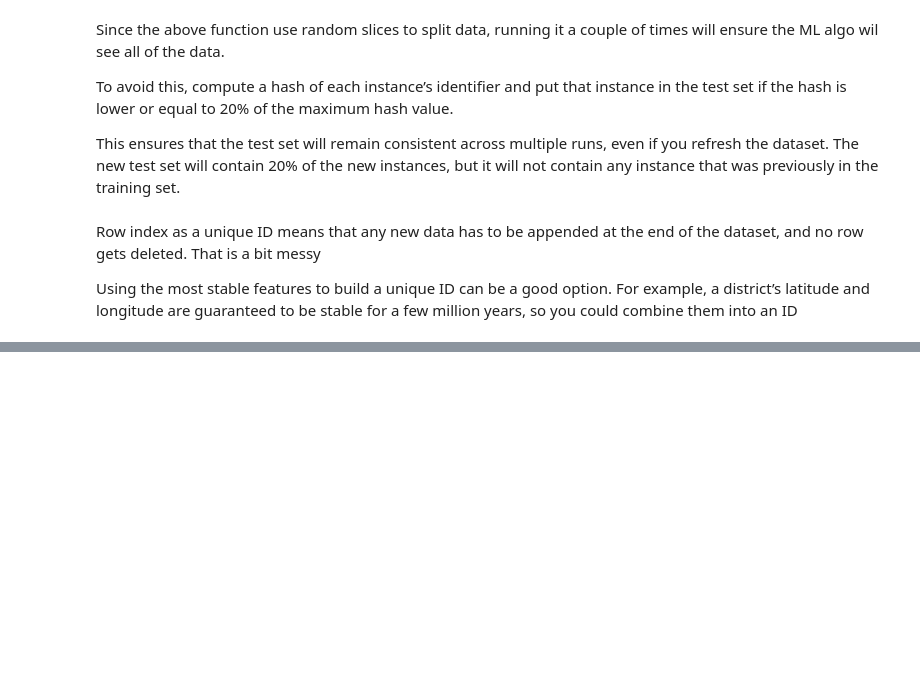
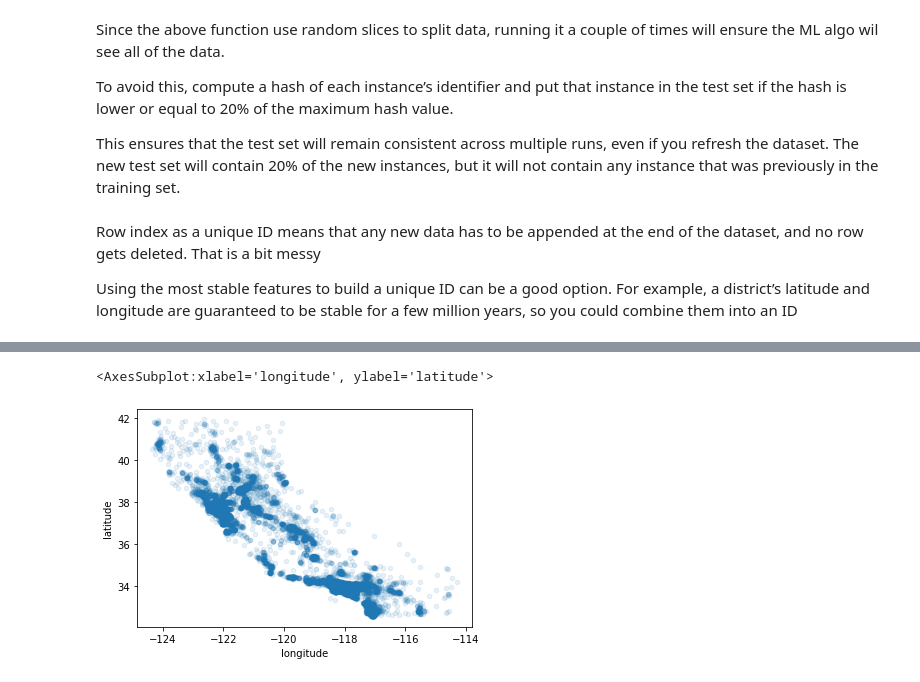
Before and after one commit to JobCollins/HOMLE, a Jupyter notebook: housing.ipynb, the cells around one changed output, grey strips where cells are left out. Saved outputs shown, nothing was run; the diff lists cells and outputs as text; code cells hidden in the pictures; blank space fills up the shorter version.

```diff
--- a/housing.ipynb
+++ b/housing.ipynb
@@ -94,0 +133,7 @@ train_set, test_set = split_train_test_by_id(housing_with_id, 0.2, "id")
+# %%
+from sklearn.model_selection import StratifiedShuffleSplit
+
+split = StratifiedShuffleSplit(n_splits=1, test_size=0.2, random_state=42)
+for train_idx, test_idx in split.split(housing, housing["income_cat"]):
+    stratified_train_set = housing.loc[train_idx]
+    stratified_test_set = housing.loc[test_idx]
@@ -94,0 +150,9 @@ train_set, test_set = split_train_test_by_id(housing_with_id, 0.2, "id")
+# %%
+# create a copy of the housing data
+housing = stratified_train_set.copy()
+# %%
+# visualize geographic data
+housing.plot(kind="scatter", x="longitude", y="latitude", alpha=0.1)
+# %% [output]
+<AxesSubplot:xlabel='longitude', ylabel='latitude'>
+[figure, added]
```
Also changed, not shown: parts of 97 cells of this notebook.
